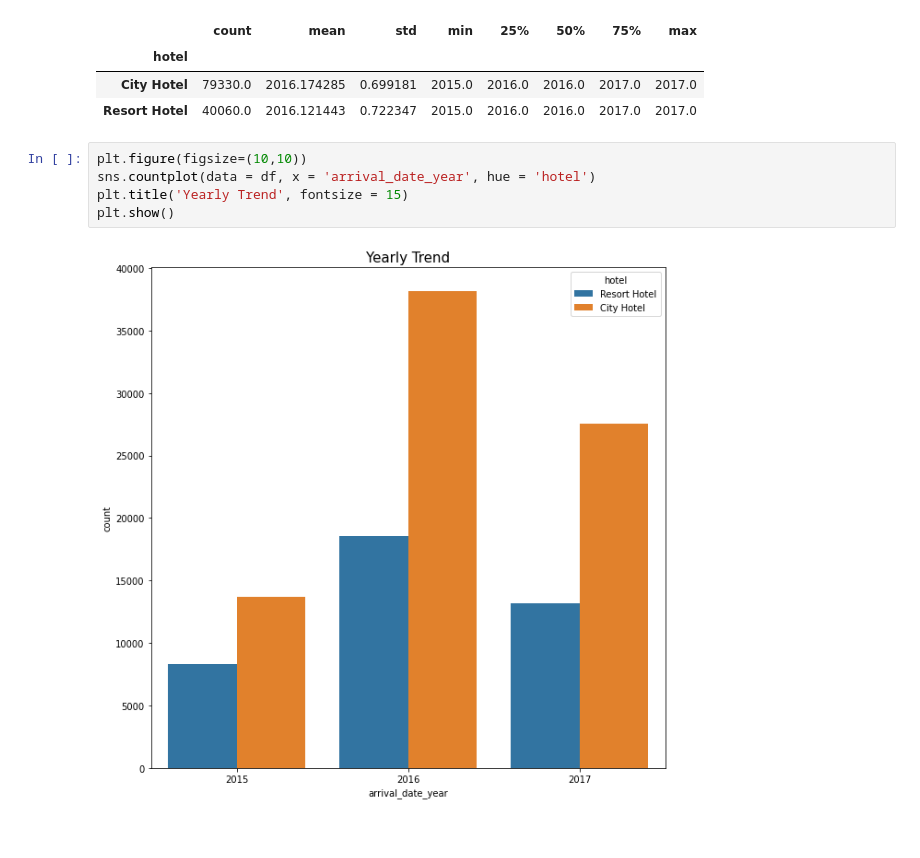
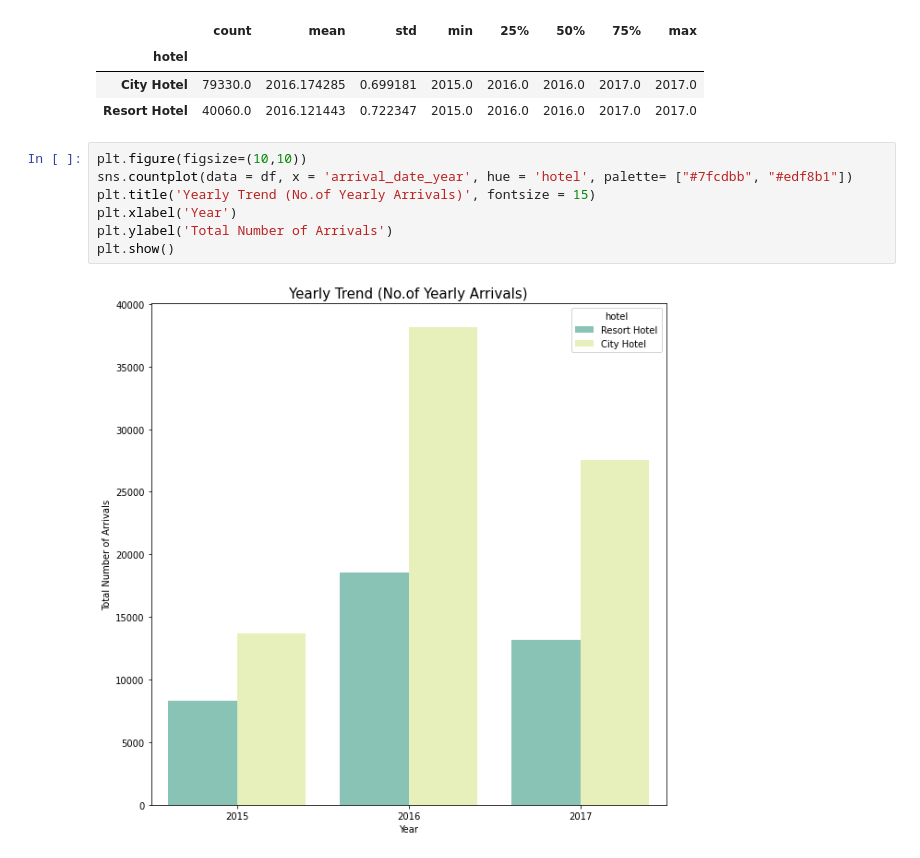
Before and after one commit to sagar2582/Capstone-1-Hotel-Booking-Analysis, a Jupyter notebook: Hotel_Booking_Analysis.ipynb, the cells around one changed output. Cells and saved outputs as stored; diff of their text form.

```diff
--- a/Hotel_Booking_Analysis.ipynb
+++ b/Hotel_Booking_Analysis.ipynb
@@ -263,8 +265,10 @@ df['arrival_date_year'].groupby(df['hotel']).describe()
 | Resort Hotel | 40060.0 | 2016.121443 | 0.722347 | 2015.0 | 2016.0 | 2016.0 | 2017.0 | 2017.0 |
 # %%
 plt.figure(figsize=(10,10))
-sns.countplot(data = df, x = 'arrival_date_year', hue = 'hotel')
-plt.title('Yearly Trend', fontsize = 15)
+sns.countplot(data = df, x = 'arrival_date_year', hue = 'hotel', palette= ["#7fcdbb", "#edf8b1"])
+plt.title('Yearly Trend (No.of Yearly Arrivals)', fontsize = 15)
+plt.xlabel('Year')
+plt.ylabel('Total Number of Arrivals')
 plt.show()
 # %% [output]
-[figure, old version]
+[figure, new version]
```
Also changed, not shown: parts of 18 cells of this notebook.
